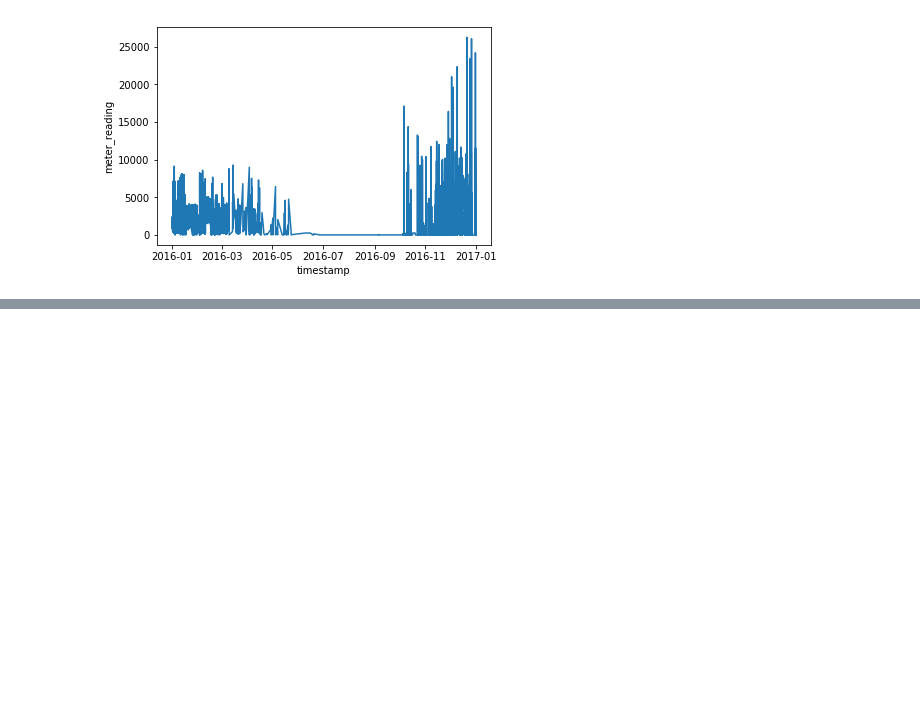
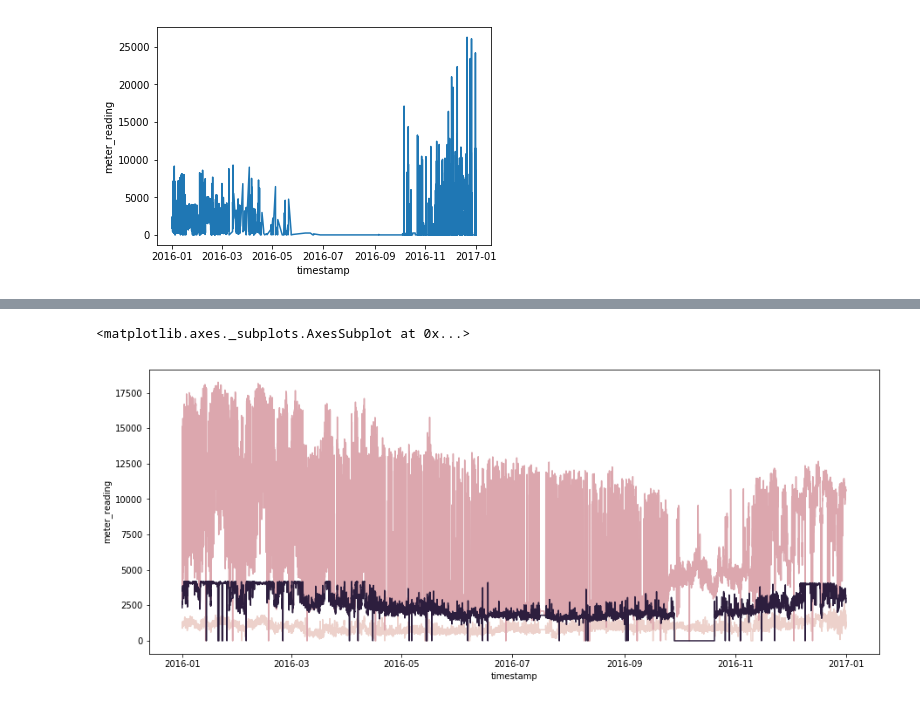
Before and after one commit to haataa/Great_Energy_Predictor, a Jupyter notebook: EDA.ipynb, the cells around one changed output, grey strips where cells are left out. Drawn from its saved outputs; the diff is of its cells as text; code cells hidden in the pictures; blank space fills up the shorter version.

```diff
--- a/EDA.ipynb
+++ b/EDA.ipynb
@@ -370,0 +398,7 @@ sns.lineplot(x='timestamp',y='meter_reading',data=df_one_building[df_train_total
+# %%
+f, ax = plt.subplots(figsize=(15, 6))
+sns.lineplot(x='timestamp',y='meter_reading',hue = 'building_id' ,legend=False,
+             data=df_lots_building[df_train_total.meter == 2])
+# %% [output]
+<matplotlib.axes._subplots.AxesSubplot at 0x...>
+[figure, added]
```
Also changed, not shown: parts of 9 cells of this notebook.
